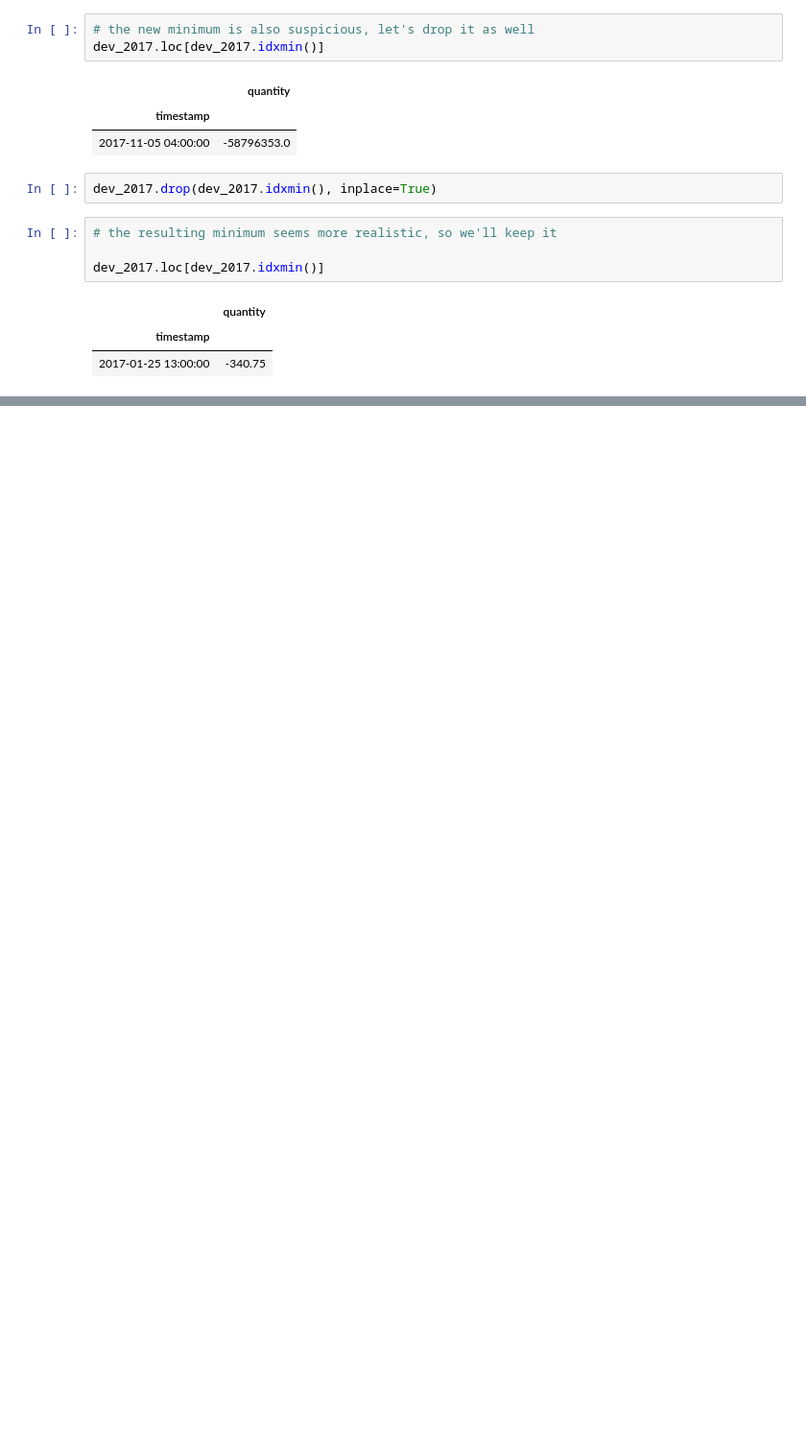
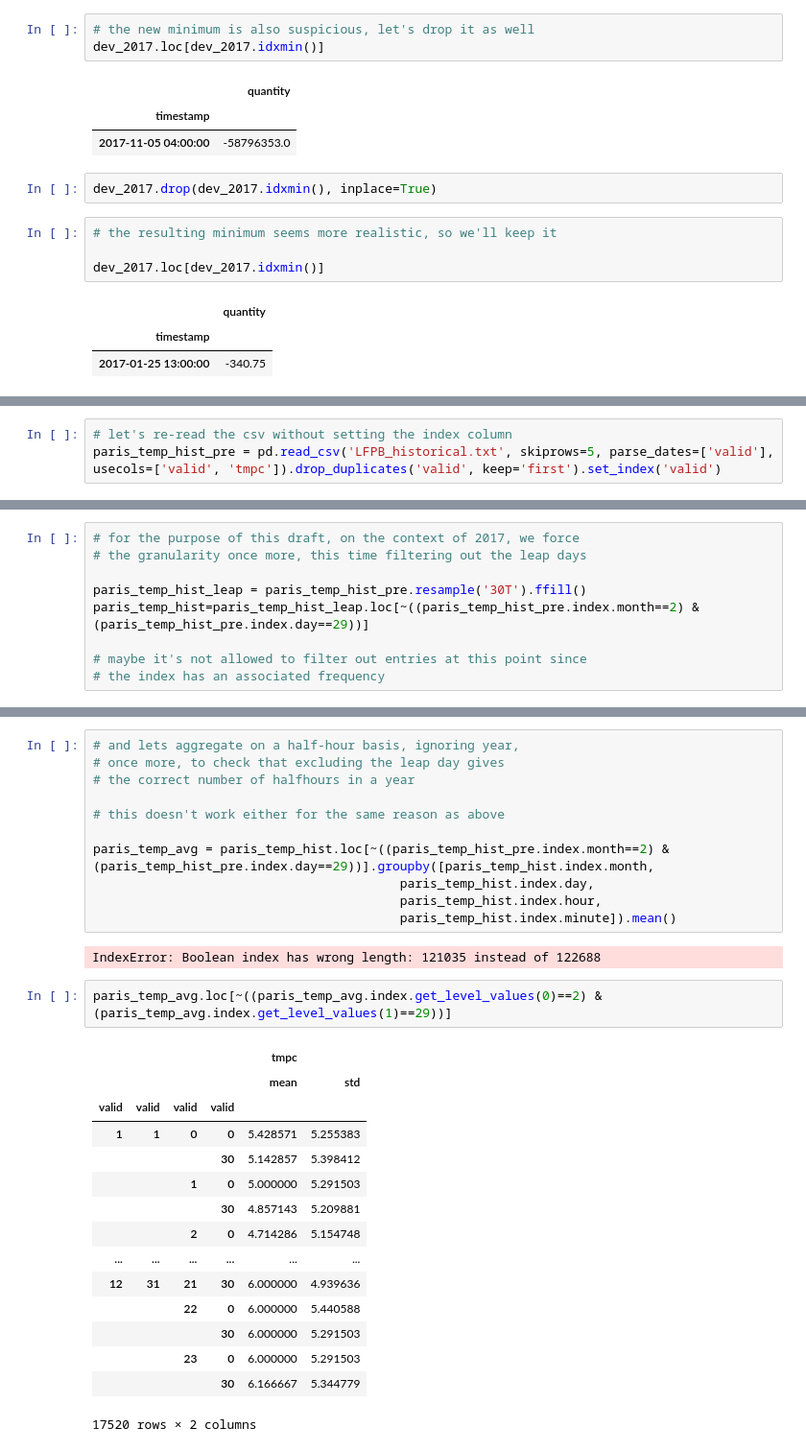
Before and after one commit to camilo-s/Aufgabe, a Jupyter notebook: aufgabe_draft.ipynb, the cells around one changed output, grey strips where cells are left out. Shown: that part at 96% size. Drawn from its saved outputs; the diff is of its cells as text; blank space fills up the shorter version.

```diff
--- a/aufgabe_draft.ipynb
+++ b/aufgabe_draft.ipynb
@@ -144,0 +309,3 @@ dev_2017_daily.plot()
+# %%
+# let's re-read the csv without setting the index column
+paris_temp_hist_pre = pd.read_csv('LFPB_historical.txt', skiprows=5, parse_dates=['valid'], usecols=['valid', 'tmpc']).drop_duplicates('valid', keep='first').set_index('valid')
@@ -144,0 +393,9 @@ dev_2017_daily.plot()
+# %%
+# for the purpose of this draft, on the context of 2017, we force
+# the granularity once more, this time filtering out the leap days
+
+paris_temp_hist_leap = paris_temp_hist_pre.resample('30T').ffill()
+paris_temp_hist=paris_temp_hist_leap.loc[~((paris_temp_hist_pre.index.month==2) & (paris_temp_hist_pre.index.day==29))]
+
+# maybe it's not allowed to filter out entries at this point since
+# the index has an associated frequency
@@ -144,0 +421,31 @@ dev_2017_daily.plot()
+# %%
+# and lets aggregate on a half-hour basis, ignoring year,
+# once more, to check that excluding the leap day gives
+# the correct number of halfhours in a year
+
+# this doesn't work either for the same reason as above
+
+paris_temp_avg = paris_temp_hist.loc[~((paris_temp_hist_pre.index.month==2) & (paris_temp_hist_pre.index.day==29))].groupby([paris_temp_hist.index.month,
+                                         paris_temp_hist.index.day,
+                                         paris_temp_hist.index.hour,
+                                         paris_temp_hist.index.minute]).mean()
+# %% [output]
+IndexError: Boolean index has wrong length: 121035 instead of 122688
+# %%
+paris_temp_avg.loc[~((paris_temp_avg.index.get_level_values(0)==2) & (paris_temp_avg.index.get_level_values(1)==29))]
+# %% [output]
+|  |  |  |  | tmpc |  |
+|  |  |  |  | mean | std |
+| valid | valid | valid | valid |  |  |
+| 1 | 1 | 0 | 0 | 5.428571 | 5.255383 |
+|  |  |  | 30 | 5.142857 | 5.398412 |
+|  |  | 1 | 0 | 5.000000 | 5.291503 |
+|  |  |  | 30 | 4.857143 | 5.209881 |
+|  |  | 2 | 0 | 4.714286 | 5.154748 |
+| ... | ... | ... | ... | ... | ... |
+| 12 | 31 | 21 | 30 | 6.000000 | 4.939636 |
+|  |  | 22 | 0 | 6.000000 | 5.440588 |
+|  |  |  | 30 | 6.000000 | 5.291503 |
+|  |  | 23 | 0 | 6.000000 | 5.291503 |
+|  |  |  | 30 | 6.166667 | 5.344779 |
+17520 rows × 2 columns
```
Also changed, not shown: parts of 29 cells of this notebook.
